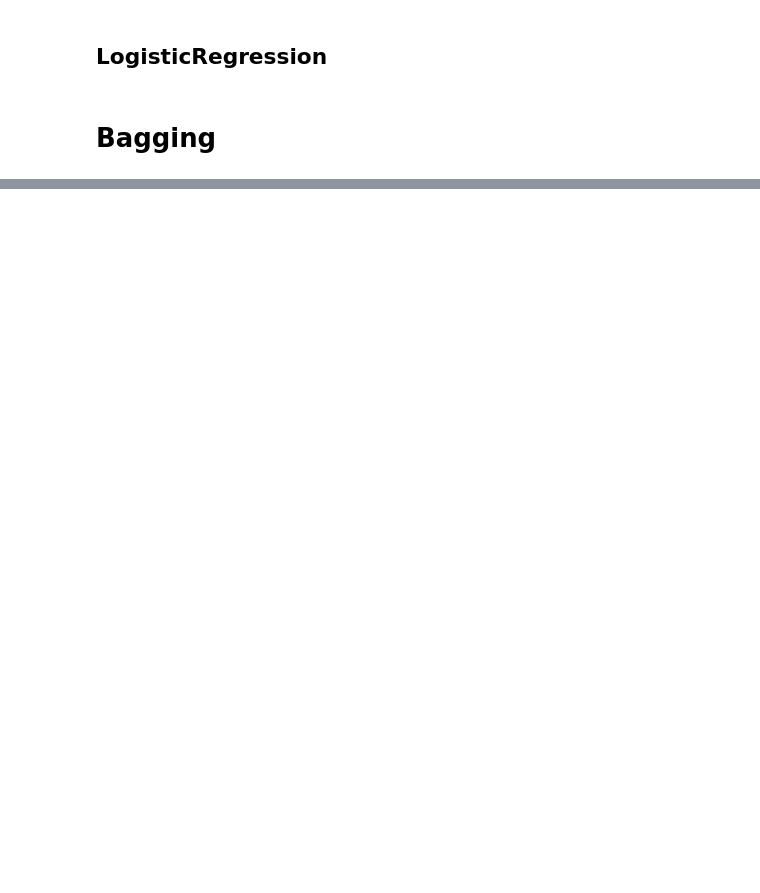
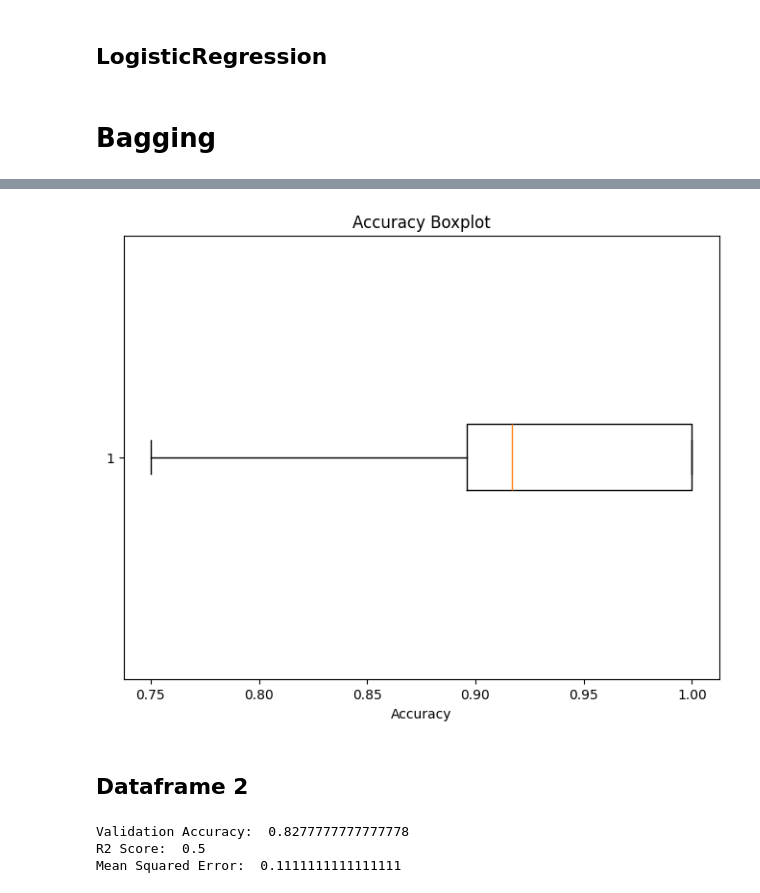
Before and after one commit to TranAnh35/Data_mining, a Jupyter notebook: Main.ipynb, the cells around one changed output, grey strips where cells are left out. Saved outputs shown, nothing was run; the diff lists cells and outputs as text; code cells hidden in the pictures; blank space fills up the shorter version.

```diff
--- a/Main.ipynb
+++ b/Main.ipynb
@@ -58,7 +205,7 @@ class LogisticRegression:
     def sigmoid(self,z):
         return 1 / (1 + np.exp(-z))
     # Hàm mất mát (Loss Function)
-    def loss_function(y, p):
+    def loss_function(self, y, p):
         return -np.mean(y * np.log(p) + (1 - y) * np.log(1 - p))
     # Gradient Descent
     def fit(self,X, y):
@@ -91,8 +238,8 @@ class BaggingClassifier:
         n_sample = X.shape[0]
         while len(sample_X) < n_sample:
             index = random.randrange(n_sample)
-            sample_X.append(X.iloc[index])
-            sample_y.append(y.iloc[index])
+            sample_X.append(X[index])
+            sample_y.append(y[index])
         return np.array(sample_X), np.array(sample_y)
 
     def fit(self, X, y, X_val=None, y_val=None):
@@ -111,24 +258,21 @@ class BaggingClassifier:
             train_predictions = classifier.predict(X_sample)
             train_accuracy = accuracy_score(y_sample, train_predictions)
 
+            # Lưu train accuracy trong history
+            self.history["accuracy"].append(train_accuracy)
+
             # Đánh giá trên tập validation
             if X_val is not None and y_val is not None:
                 val_predictions = classifier.predict(X_val)
                 val_accuracy = accuracy_score(y_val, val_predictions)
                 self.history["val_accuracy"].append(val_accuracy)
 
-            # Save train accuracy in history
-            self.history["accuracy"].append(train_accuracy)
+                if X_val is not None and y_val is not None:
+                    val_loss = classifier.loss_function(y_val, val_predictions)
+                    self.history["val_loss"].append(val_loss)
 
-        # # Plot learning curves
-        # plt.plot(range(1, self.n_estimators + 1), self.history["accuracy"], label='Training Accuracy')
-        # if X_val is not None and y_val is not None:
-        #     plt.plot(range(1, self.n_estimators + 1), self.history["val_accuracy"], label='Validation Accuracy')
-        # plt.xlabel('Number of Classifiers')
-        # plt.ylabel('Accuracy')
-        # plt.title('Training and Validation Accuracy over Iterations')
-        # plt.legend()
-        # plt.show()
+            train_loss = classifier.loss_function(y_sample, train_predictions)
+            self.history["loss"].append(train_loss)
 
         return self.classifiers
 
@@ -142 +290,6 @@ class BaggingClassifier:
+# %%
+X, y = df_1.iloc[:, 1:].values, df_1.iloc[:, 0].values
+# %%
+X_train, X_temp, y_train, y_temp = train_test_split(X,y,test_size=.3, random_state=4, stratify=y)
+X_val, X_test, y_val, y_test = train_test_split(X_temp,y_temp,test_size=.5, random_state=4, stratify=y_temp)
 # %%
@@ -189,0 +327,10 @@ Test Accuracy: 0.2903225806451613
+# %%
+plt.figure(figsize=(8, 6))
+plt.boxplot(model.history["val_accuracy"], vert=False)
+plt.title("Accuracy Boxplot")
+plt.xlabel("Accuracy")
+plt.show()
+# %% [output]
+[figure, added]
+# %% [markdown]
+## Dataframe 2
@@ -189,0 +342,36 @@ Test Accuracy: 0.2903225806451613
+# %%
+model = BaggingClassifier(base_classifier=LogisticRegression, n_estimators=100)
+model.fit(X_train, y_train, X_val, y_val)
+
+y_val_pred = model.predict(X_val)
+
+val_accuracy = accuracy_score(y_val, y_val_pred)
+# print("Validation Accuracy:", val_accuracy)
+
+# y_train_pred = model.predict(X_train)
+
+# train_accuracy = accuracy_score(y_train, y_train_pred)
+# print("Training Accuracy:", train_accuracy)
+
+# If the model is overfitting, the training accuracy will be much higher than the validation accuracy
+
+# y_test_pred = model.predict(X_test)
+# test_accuracy = accuracy_score(y_test, y_test_pred)
+# print("Test Accuracy:", test_accuracy)
+
+
+# print("Accuracy: ", sum(model.history["accuracy"])/len(model.history["accuracy"]))
+print("Validation Accuracy: ", np.mean(model.history["val_accuracy"]))
+# print("Loss: ", sum(model.history["loss"])/len(model.history["loss"]))
+# print("Validation Loss: ", sum(model.history["val_loss"])/len(model.history["val_loss"]))
+
+print("R2 Score: ", r2_score(y_val, y_val_pred))
+print("Mean Squared Error: ", mean_squared_error(y_val, y_val_pred))
+# print("R2 Score: ", r2_score(y_train, y_train_pred))
+# print("Mean Squared Error: ", mean_squared_error(y_train, y_train_pred))
+# print("R2 Score: ", r2_score(y_val, y_val_pred))
+# print("Mean Squared Error: ", mean_squared_error(y_test, y_test_pred))
+# %% [output]
+Validation Accuracy:  0.8277777777777778
+R2 Score:  0.5
+Mean Squared Error:  0.1111111111111111
```
Also changed, not shown: parts of 39 cells of this notebook.
